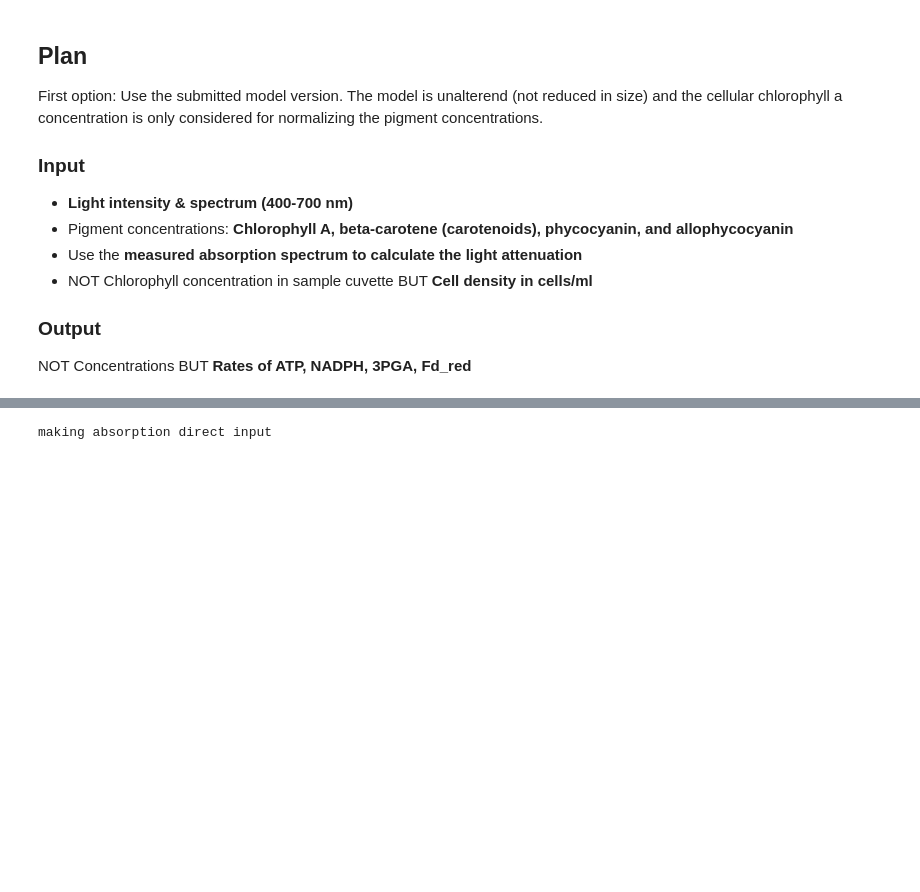
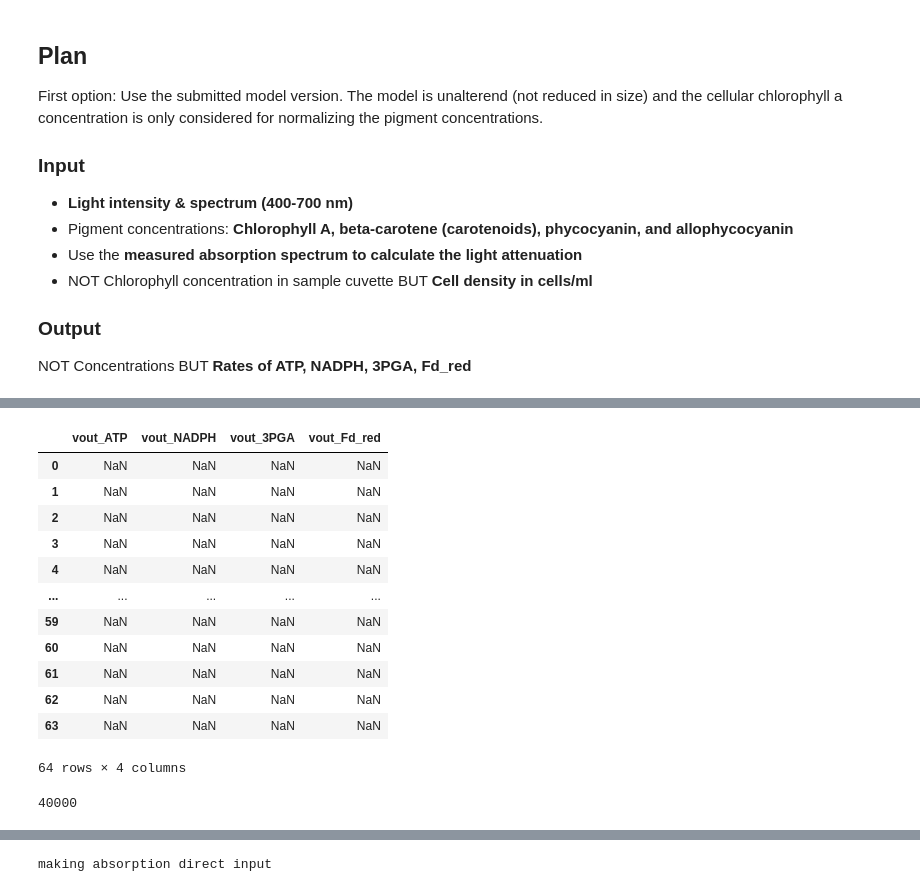
Before and after one commit to Computational-Biology-Aachen/synechocystis-photosynthesis-2024, a Jupyter notebook: Notebooks/function_andreas.ipynb, the cells around one changed output, grey strips where cells are left out. Cells and saved outputs as stored; diff of their text form; code cells hidden in the pictures; blank space fills up the shorter version.

```diff
--- a/Notebooks/function_andreas.ipynb
+++ b/Notebooks/function_andreas.ipynb
@@ -701,3 +766,23 @@ email.send_email(
+# %%
+res
+# %% [output]
+|  | vout_ATP | vout_NADPH | vout_3PGA | vout_Fd_red |
+| 0 | NaN | NaN | NaN | NaN |
+| 1 | NaN | NaN | NaN | NaN |
+| 2 | NaN | NaN | NaN | NaN |
+| 3 | NaN | NaN | NaN | NaN |
+| 4 | NaN | NaN | NaN | NaN |
+| ... | ... | ... | ... | ... |
+| 59 | NaN | NaN | NaN | NaN |
+| 60 | NaN | NaN | NaN | NaN |
+| 61 | NaN | NaN | NaN | NaN |
+| 62 | NaN | NaN | NaN | NaN |
+| 63 | NaN | NaN | NaN | NaN |
+64 rows × 4 columns
+# %%
+light_input.shape[0]
+# %% [output]
+40000
 # %%
 light_input
 # %% [output]
```
Also changed, not shown: parts of 2 cells of this notebook, 1 other file.
